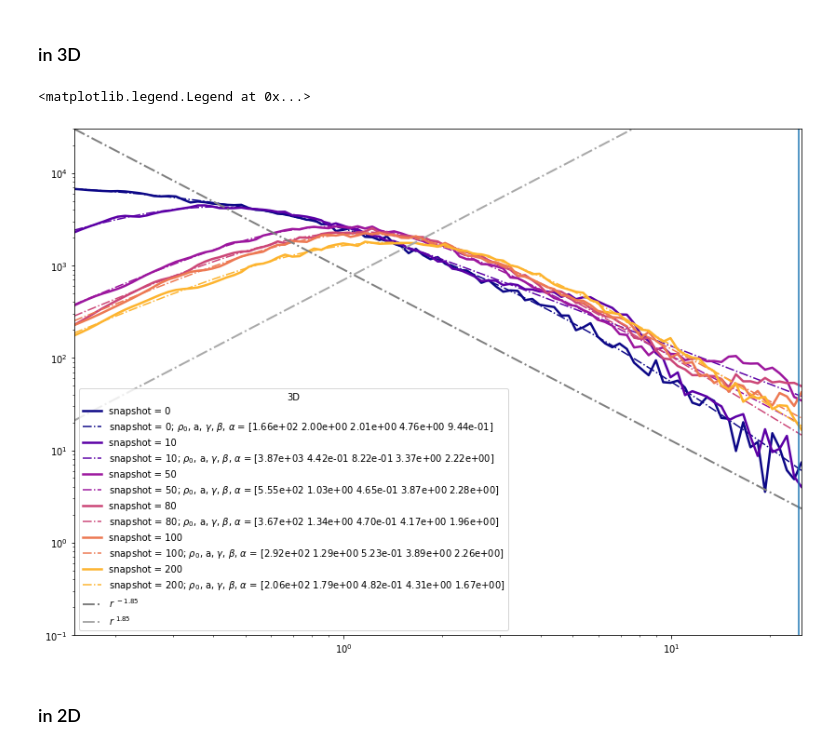
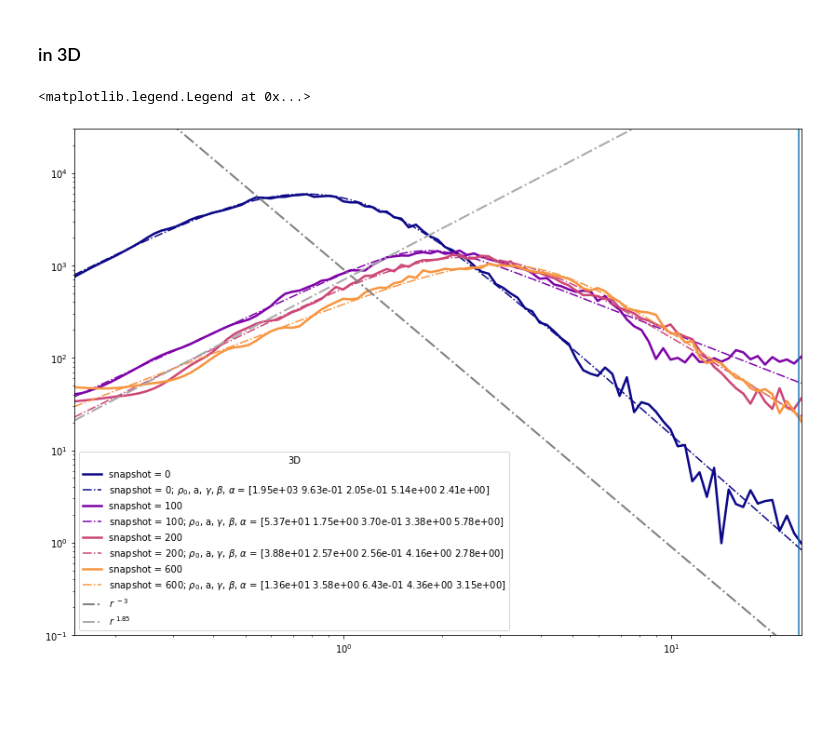
Before and after one commit to olgaborodina/N-body_simulations_analysis, a Jupyter notebook: profile_fit.ipynb, the cells around one changed output. Cells and saved outputs as stored; diff of their text form; code cells hidden in the pictures; blank space fills up the shorter version.

Commit message:
Add Plummer's model processing

```diff
--- a/profile_fit.ipynb
+++ b/profile_fit.ipynb
@@ -19,30 +17,44 @@ popts_3D = pd.DataFrame()
 popts_2D = pd.DataFrame()
 # %% [markdown]
 ### in 3D
+# %%
+def average_random(snap, r_e, gamma_ini, sfe, dim):
+    dmdr = 0
+    for random in [11, 12, 13, 21, 22, 23, 31, 32, 33]:
+        folder = Path(f'./../Plummer/run-0.25-{random}')
+        dmdr += f.get_dmdr(folder, snap, r_e, 3)
+
+    return dmdr / 9
+# %%
+snapshots = [0, 100, 200, 600]
+n = 0
 # %%
 for snap in snapshots:
+
     dmdr = 0
+    for i in range(-n, n+1):
+        dmdr += average_random(snap + i * 10, r_e, '2.0', '0.20', 3) / (2 * n + 1)
 
-    for random in [11, 12, 13, 21, 22, 23, 31, 32, 33]:
-        folder = Path(f'{INPUT_DIR}/run-2.0-0.20-{random}')
-        dmdr += f.get_dmdr(folder, snap, r_e, 3)
+    fmodel = Model(f.log_dmdr_profile)
 
-    dmdr = dmdr / 9
-
-
-    fmodel = Model(f.dmdr_profile)
-
-    fmodel.set_param_hint('ro0', value=500, min=10, max=30000.0)
-    fmodel.set_param_hint('a', value=1, min=0.2, max=2.0)
-    fmodel.set_param_hint('gamma', value=0.3, min=1e-9, max=2.5)
-    fmodel.set_param_hint('beta', value=3.85, min=3, max=7.1)
-    fmodel.set_param_hint('alpha', value=1.0, min=0.1, max=4)
+    fmodel.set_param_hint('ro0', value=500, min=0.1, max=40000.0)
+    fmodel.set_param_hint('a', value=1, min=0.1, max=10.0)
+    fmodel.set_param_hint('gamma', value=0.3, min=1e-9, max=3.5)
+    fmodel.set_param_hint('beta', value=3.85, min=2, max=7.5)
+    fmodel.set_param_hint('alpha', value=1.0, min=0.1, max=6)
     params = fmodel.make_params()
 
     params['dim'].vary = False
     params['dim'].value = 3
 
-    result = fmodel.fit(data=dmdr, params=params, r=r_e)
+#     params['alpha'].vary = False
+#     params['alpha'].value = 2
+
+#     params['beta'].vary = False
+#     params['beta'].value = 4
+
+    data = np.log10(dmdr)
+    result = fmodel.fit(data=data, params=params, r=r_e)
 
 
     dmdr_3D[snap] = dmdr
@@ -52,27 +64,25 @@ for snap in snapshots:
 # %%
 cycol = iter(cm.plasma(np.linspace(0, 1, len(snapshots)+1)))
 np.set_printoptions(formatter={'float': "{0:0.2e}".format})
 
 fig, ax = plt.subplots(figsize=(14, 10))
 for snap in dmdr_3D.columns[1:]:
     c=next(cycol)
     ax.plot(dmdr_3D['r'], dmdr_3D[snap], label=f'snapshot = {snap}',
             c=c, lw=2.5)
     ax.plot(dmdr_3D['r'], f.dmdr_profile(dmdr_3D['r'], *popts_3D[snap], 3),
             c=c, ls='-.', label=fr'snapshot = {snap}; $\rho_0$, a, $\gamma$, $\beta$, $\alpha$ = {popts_3D[snap].values}')
 
-ax.plot(dmdr_3D['r'], 900 / dmdr_3D['r'] ** 1.85, c='gray', label=r'$r^{\ -1.85}$', ls= '-.', lw=2)
+ax.plot(dmdr_3D['r'], 900 / dmdr_3D['r'] ** 3, c='gray', label=r'$r^{\ -3}$', ls= '-.', lw=2)
 ax.plot(dmdr_3D['r'], 700 * dmdr_3D['r'] ** 1.85 , c='darkgrey', label='$r^{\ 1.85}$', ls= '-.', lw=2)
 ax.plot([1.23 * 20, 1.23 * 20], [1e-3, 1e5])
 
 ax.set_ylim(1e-1, 3e4)
 ax.set_xlim(r_e.min(), r_e.max())
 
 ax.set_yscale('log')
 ax.set_xscale('log')
 ax.legend(title='3D')
 # %% [output]
 <matplotlib.legend.Legend at 0x...>
-[figure, old version]
+[figure, new version]
-# %% [markdown]
-### in 2D
```
Also changed, not shown: parts of 10 cells of this notebook, 4 other files.
